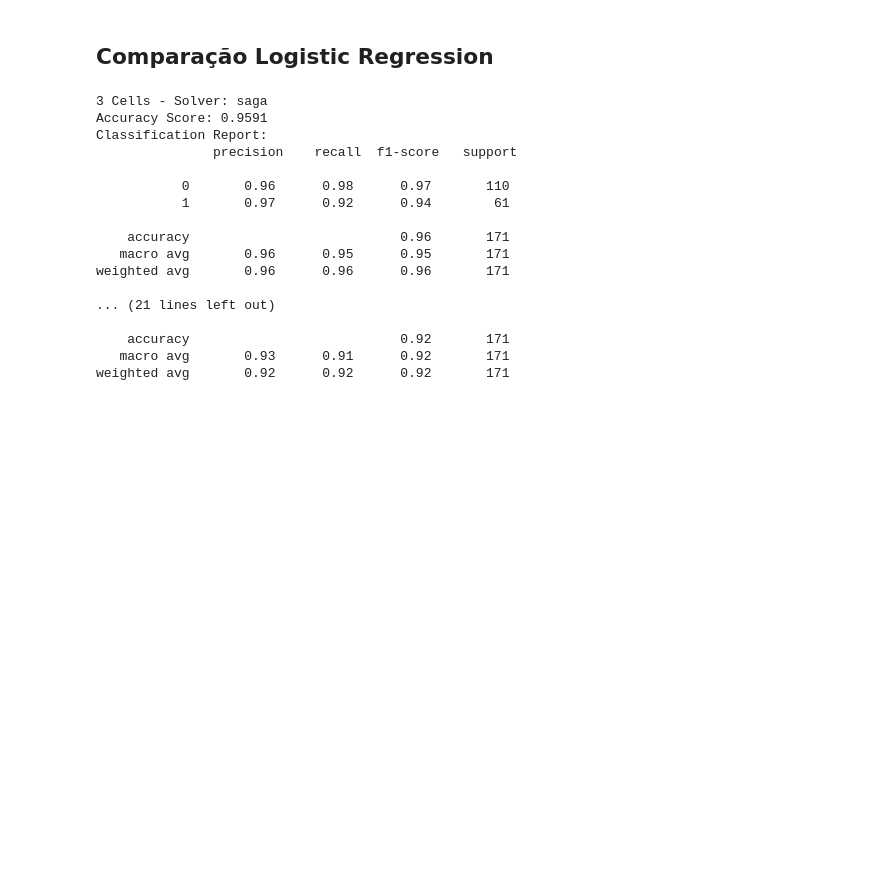
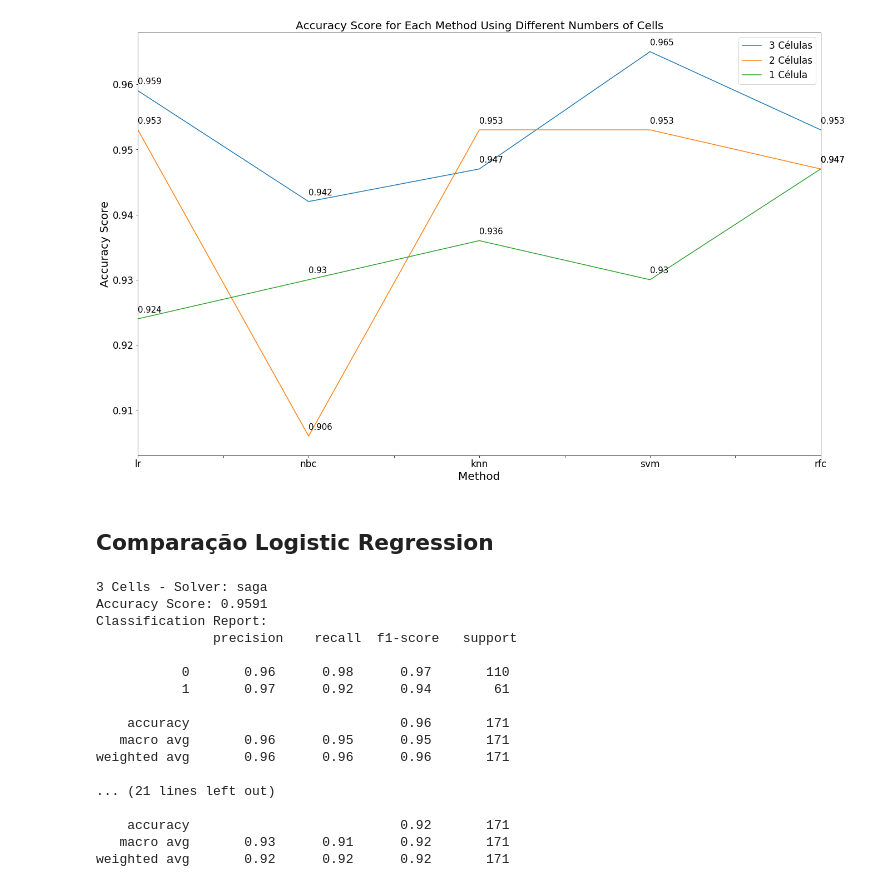
Before and after one commit to lucas-galvao/NextMachineLearning, a Jupyter notebook: Breast Cancer/Comparação.ipynb, the cells around one changed output. Cells and saved outputs as stored; diff of their text form; code cells hidden in the pictures; blank space fills up the shorter version.

Commit message:
Graphs

```diff
--- a/Breast Cancer/Comparação.ipynb
+++ b/Breast Cancer/Comparação.ipynb
@@ -11,0 +16,17 @@ with open('1-Célula.txt') as json_file:
+# %%
+df_index = []
+df_3 = []
+df_2 = []
+df_1 = []
+
+for key in _3_cells:
+    df_index.append(key)
+    df_3.append(round(_3_cells[key]['score'], 3))
+    df_2.append(round(_2_cells[key]['score'], 3))
+    df_1.append(round(_1_cell[key]['score'], 3))
+# %%
+df = pd.DataFrame(data = {'3 Células': df_3,
+                         '2 Células': df_2,
+                         '1 Célula': df_1},
+                 index = df_index)
+df.head()
@@ -12,3 +40,18 @@ with open('1-Célula.txt') as json_file:
+# %%
+df.plot()
+plt.title('Accuracy Score for Each Method Using Different Numbers of Cells', fontsize=20)
+plt.xlabel('Method', fontsize=20)
+plt.ylabel('Accuracy Score', fontsize=20)
+plt.rcParams.update({'figure.figsize': (22,14)})
+plt.rcParams.update({'font.size': 17})
+for method, score in df.iterrows():
+    for cells in df:
+        #print(score[cells], cells, method)
+        plt.annotate(str(score[cells]), xy= (df_index.index(method), score[cells]),
+                     xytext=(df_index.index(method), score[cells] + 0.001), fontsize=15)
+plt.show()
+# %% [output]
+[figure, added]
 # %% [markdown]
 ## Comparação Logistic Regression
 # %%
```
Also changed, not shown: parts of 4 cells of this notebook.
